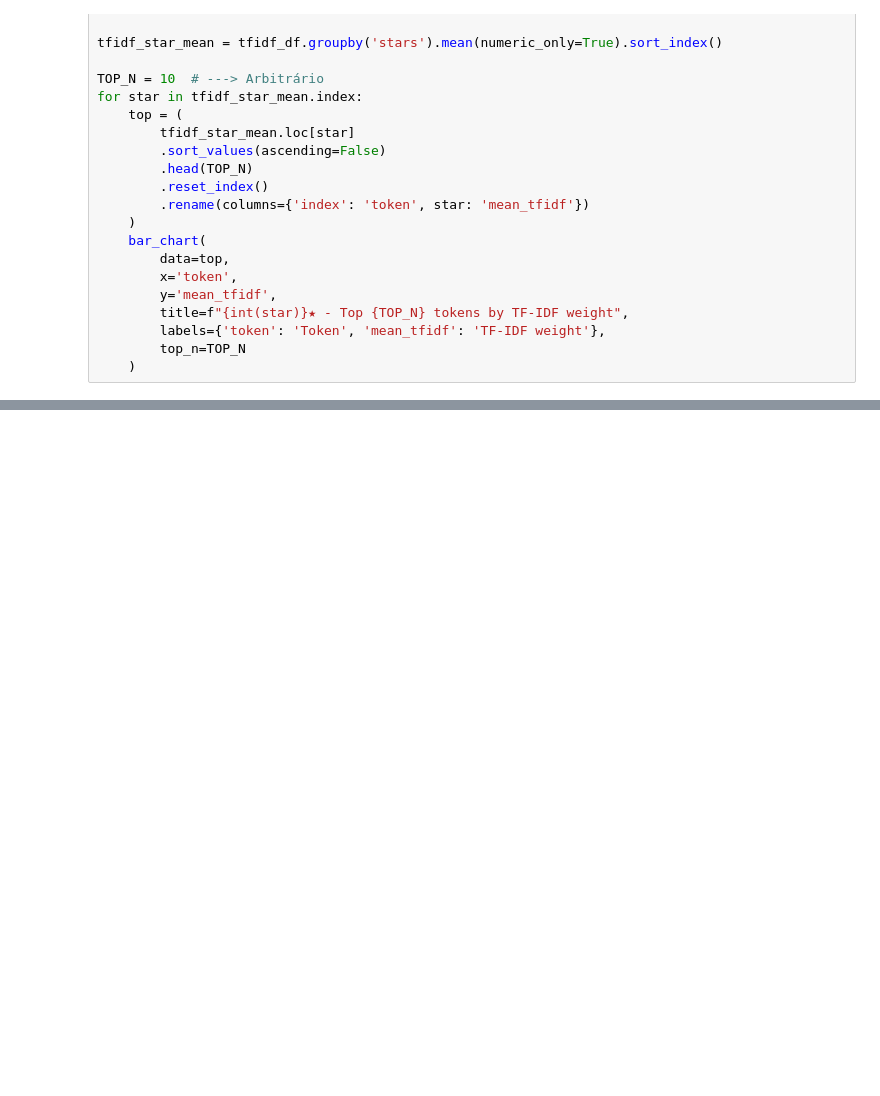
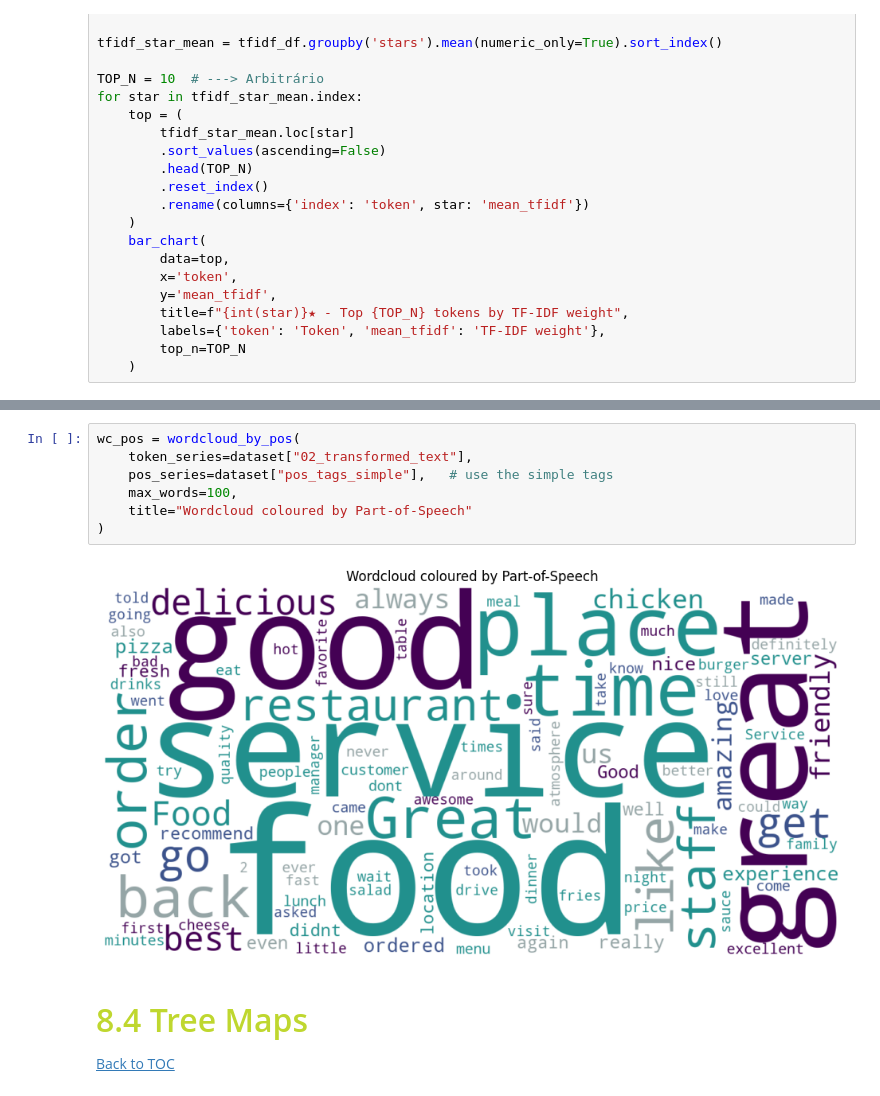
Before and after one commit to beatrizmarques2005/text_mining_in_reviews, a Jupyter notebook: notebooks/02_general_data_prep.ipynb, the cells around one changed output, grey strips where cells are left out. Drawn from its saved outputs; the diff is of its cells as text; blank space fills up the shorter version.

```diff
--- a/notebooks/02_general_data_prep.ipynb
+++ b/notebooks/02_general_data_prep.ipynb
@@ -738,0 +797,13 @@ for star in tfidf_star_mean.index:
+# %%
+wc_pos = wordcloud_by_pos(
+    token_series=dataset["02_transformed_text"],
+    pos_series=dataset["pos_tags_simple"],   # use the simple tags
+    max_words=100,
+    title="Wordcloud coloured by Part-of-Speech"
+)
+# %% [output]
+[figure, added]
+# %% [markdown]
+## <font color='#BFD72F' size=6>8.4 Tree Maps</font> <a class="anchor" id="8_4"></a>
+
+[Back to TOC](#toc)
```
Also changed, not shown: parts of 24 cells of this notebook.
